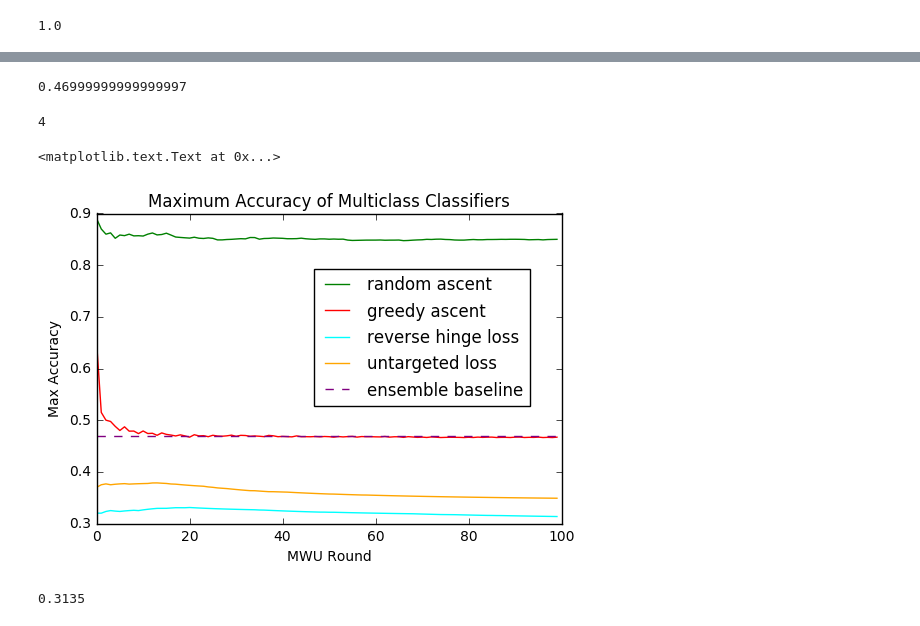
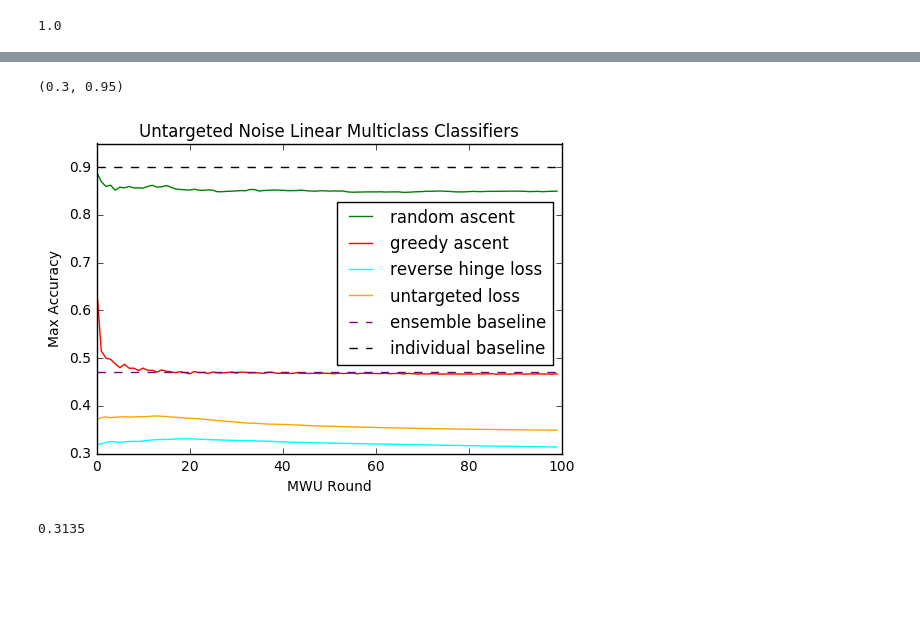
Before and after one commit to kojino/icml, a Jupyter notebook: multi_analysis.ipynb, the cells around one changed output, grey strips where cells are left out. Saved outputs shown, nothing was run; the diff lists cells and outputs as text; code cells hidden in the pictures; blank space fills up the shorter version.

Commit message:
finished updating baselines module

```diff
--- a/multi_analysis.ipynb
+++ b/multi_analysis.ipynb
@@ -78,26 +76,28 @@ for i in range(len(noise)):
+# %%
+ensemble_noise = optUntargetedNoiseMulti(ensemble_model, X_exp, Y_exp, alpha)
+ensemble_noise = normalize(ensemble_noise, alpha)
+# %%
+individual_noise = [optUntargetedNoiseMulti(model, X_exp, Y_exp, alpha) for model in models]
+individual_noise = [normalize(noise, alpha) for noise in individual_noise]
 # %%
-ensemble_res = max([model.evaluate(X_exp + noise, Y_exp) for model in models])
+ensemble_res = max([model.evaluate(X_exp + ensemble_noise, Y_exp) for model in models])
-# %%
-ensemble_res
-# %% [output]
-0.46999999999999997
-# %%
-len(max_acc_histories)
-# %% [output]
-4
+# %%
+max_model = min([max([model.evaluate(X_exp + noise, Y_exp) for model in models]) for noise in individual_noise])
 # %%
 display_folders = ['random ascent', 'greedy ascent', 'reverse hinge loss', 'untargeted loss']
 colors = ["green", "red", "cyan", "orange"]
 for i, ma in enumerate(max_acc_histories):
     plt.plot(range(100), ma, color=colors[i])
 plt.plot(range(100), [ensemble_res] * 100, linestyle="--", color="purple")
-plt.legend(display_folders + ["ensemble baseline"], loc="right", bbox_to_anchor=(.95,.6), fontsize=12)
-plt.title("Maximum Accuracy of Multiclass Classifiers")
+plt.plot(range(100), [max_model] * 100, linestyle="--", color="black")
+plt.legend(display_folders + ["ensemble baseline", "individual baseline"], loc="right", bbox_to_anchor=(1,.55), fontsize=12)
+plt.title("Untargeted Noise Linear Multiclass Classifiers")
 plt.ylabel("Max Accuracy")
 plt.xlabel("MWU Round")
+plt.ylim(.3,.95)
 # %% [output]
-<matplotlib.text.Text at 0x...>
+(0.3, 0.95)
-[figure, old version]
+[figure, new version]
 # %%
 max_acc_histories[-2][-1]
 # %% [output]
```
Also changed, not shown: parts of 3 cells of this notebook, 7 other files.
